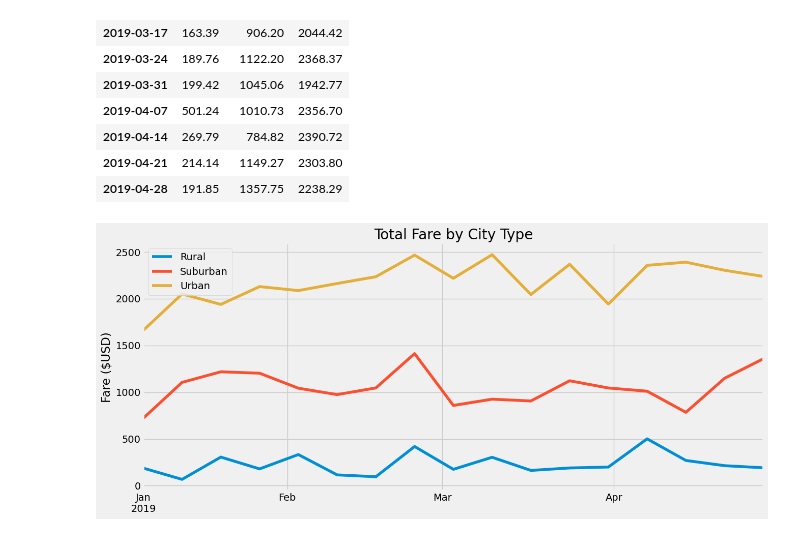
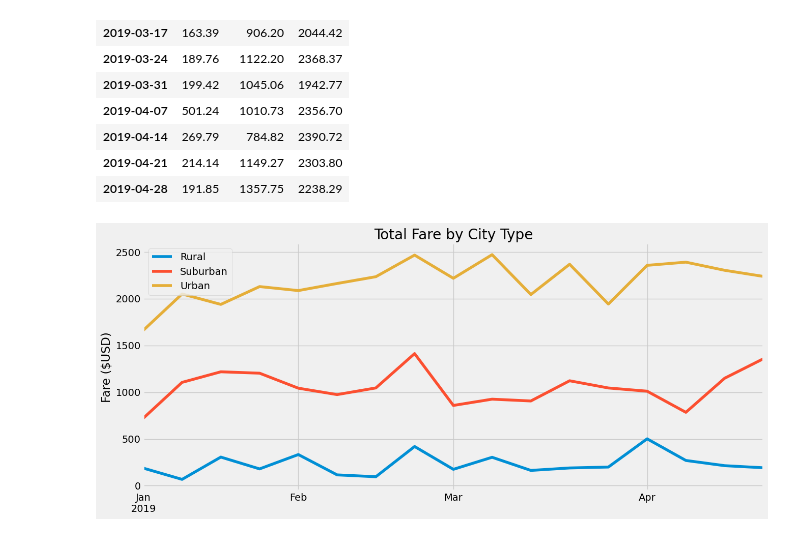
Before and after one commit to mzabrisk/PyBer_Analysis, a Jupyter notebook: PyBer_Challenge.ipynb, the cells around one changed output. Drawn from its saved outputs; the diff is of its cells as text; code cells hidden in the pictures.

```diff
--- a/PyBer_Challenge.ipynb
+++ b/PyBer_Challenge.ipynb
@@ -254,27 +254,27 @@ pyber_by_week_df
 # %%
 # 8. Using the object-oriented interface method, plot the resample DataFrame using the df.plot() function.
 
 # Import the style from Matplotlib.
 from matplotlib import style
 import numpy as np
 # Use the graph style fivethirtyeight.
 style.use('fivethirtyeight')
 
+# plot data
+pyber_by_week_df.plot(label=['Rural', 'Suburban', 'Urban'], figsize=(14,6))
+
+# plot labels and refinement
 x_labels = ['Jan\n2019', 'Feb', 'Mar', 'Apr']
-#x_axis = np.arange(np.datetime64('2019-01-01'), np.datetime64('2019-05-01'), step = np.timedelta64(30, 'D'))
 x_axis = ['2019-01-06', '2019-02-01', '2019-03-01', '2019-04-01']
-
-fig, ax = plt.subplots(figsize=(14,6))
-plt.plot(pyber_by_week_df, label=['Rural', 'Suburban', 'Urban'])
+plt.xticks(x_axis, x_labels)
+plt.xlabel(None)
+plt.xlim(np.datetime64('2019-01-06'), np.datetime64('2019-04-28'))
 plt.legend(loc='best')
 plt.title('Total Fare by City Type')
 plt.ylabel('Fare ($USD)')
-plt.xticks(x_axis, x_labels)
-plt.xlim(np.datetime64('2019-01-06'), np.datetime64('2019-04-28'))
 
-
+# save and print
 plt.savefig('analysis/PyBer_fare_summary.png')
-
 plt.show()
 # %% [output]
-[figure, old version]
+[figure, new version]
```
Also changed, not shown: parts of 1 cell of this notebook.
